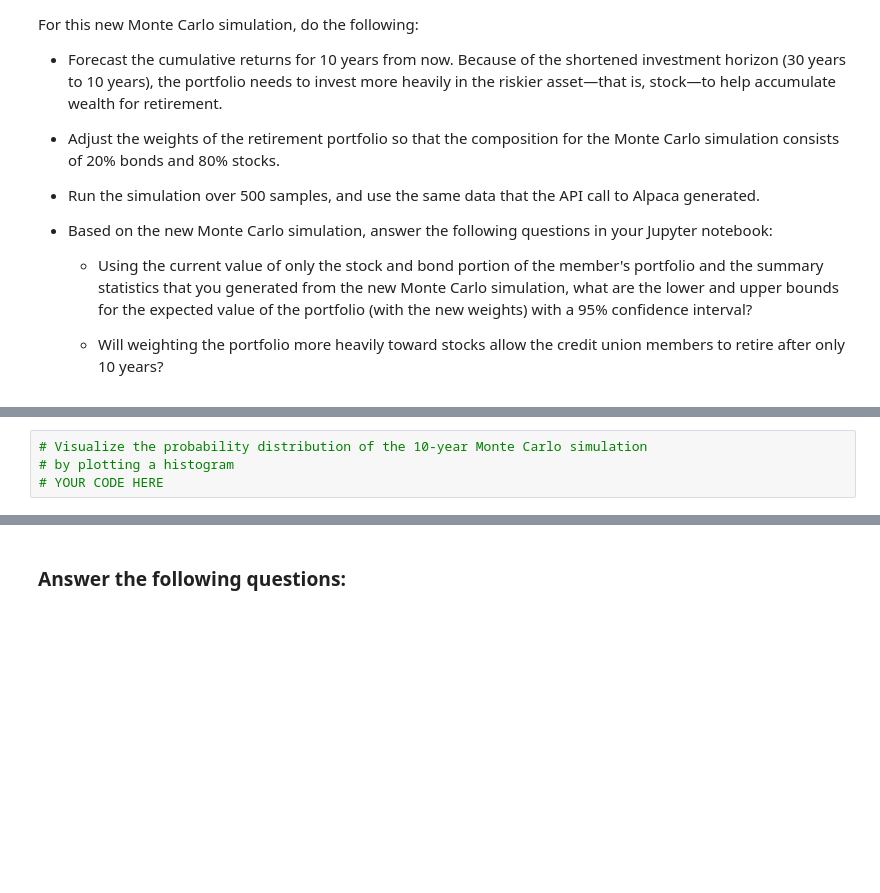
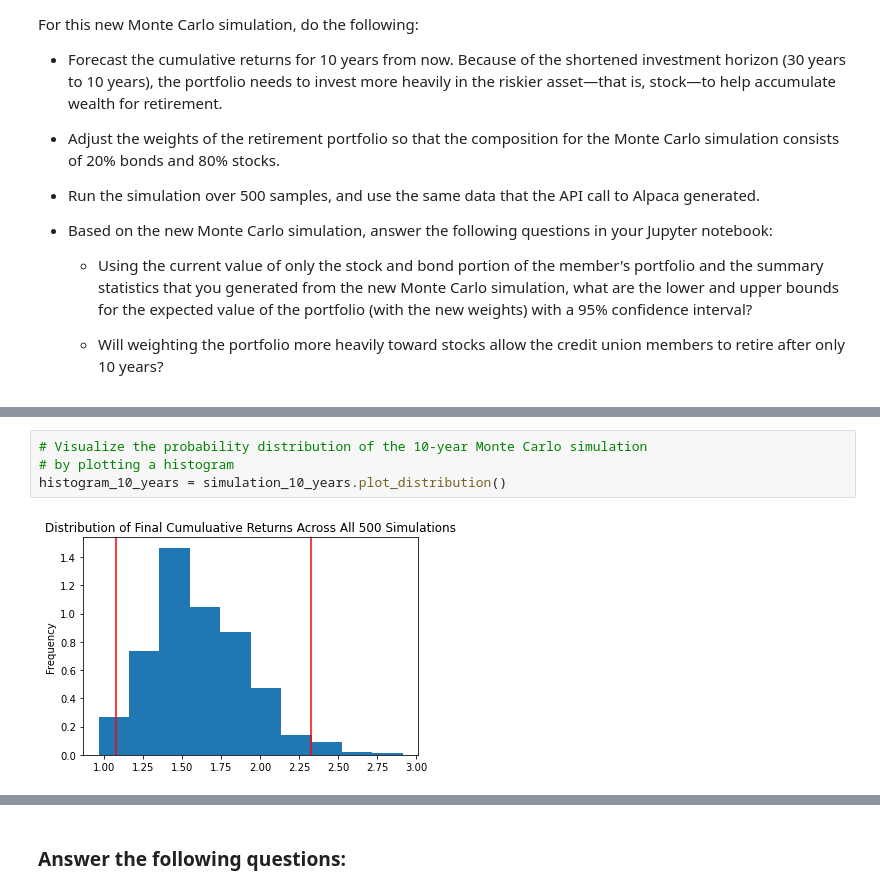
Before and after one commit to lkhodel/bftbc-c5, a Jupyter notebook: financial_planning_tools.ipynb, the cells around one changed output, grey strips where cells are left out. Drawn from its saved outputs; the diff is of its cells as text; blank space fills up the shorter version.

```diff
--- a/financial_planning_tools.ipynb
+++ b/financial_planning_tools.ipynb
@@ -644,7 +551,9 @@ For this new Monte Carlo simulation, do the following:
 # %%
 # Visualize the probability distribution of the 10-year Monte Carlo simulation
 # by plotting a histogram
-# YOUR CODE HERE
+histogram_10_years = simulation_10_years.plot_distribution()
+# %% [output]
+[figure, added]
 # %%
 # Generate summary statistics from the 10-year Monte Carlo simulation results
 # Save the results as a variable
```
Also changed, not shown: parts of 32 cells of this notebook.
